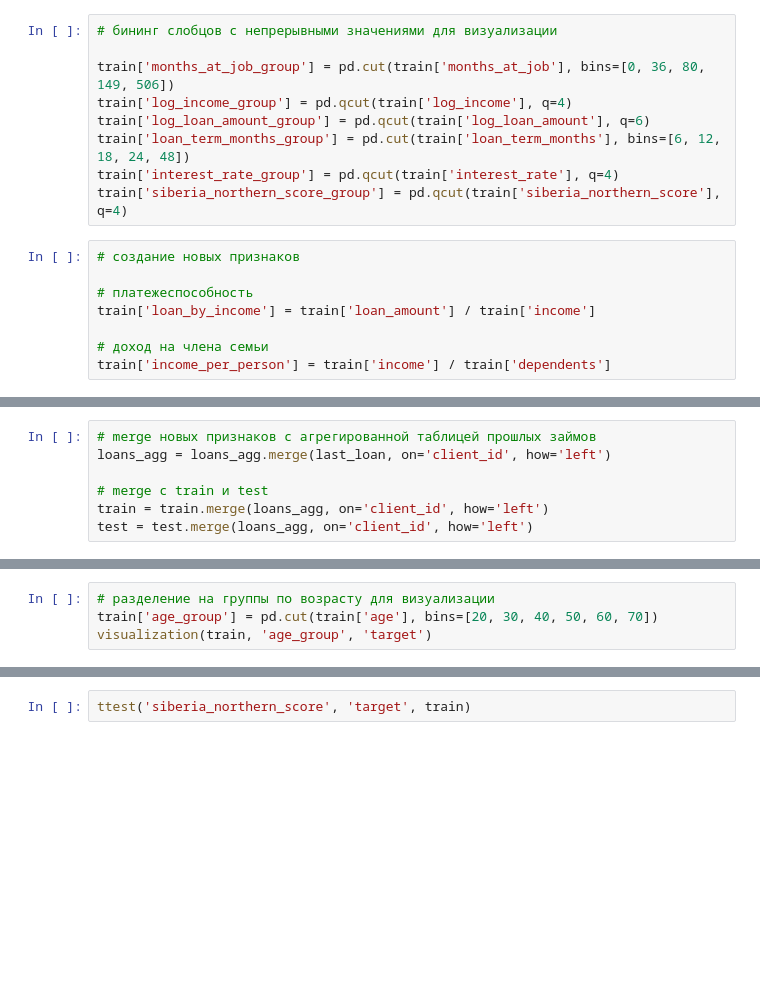
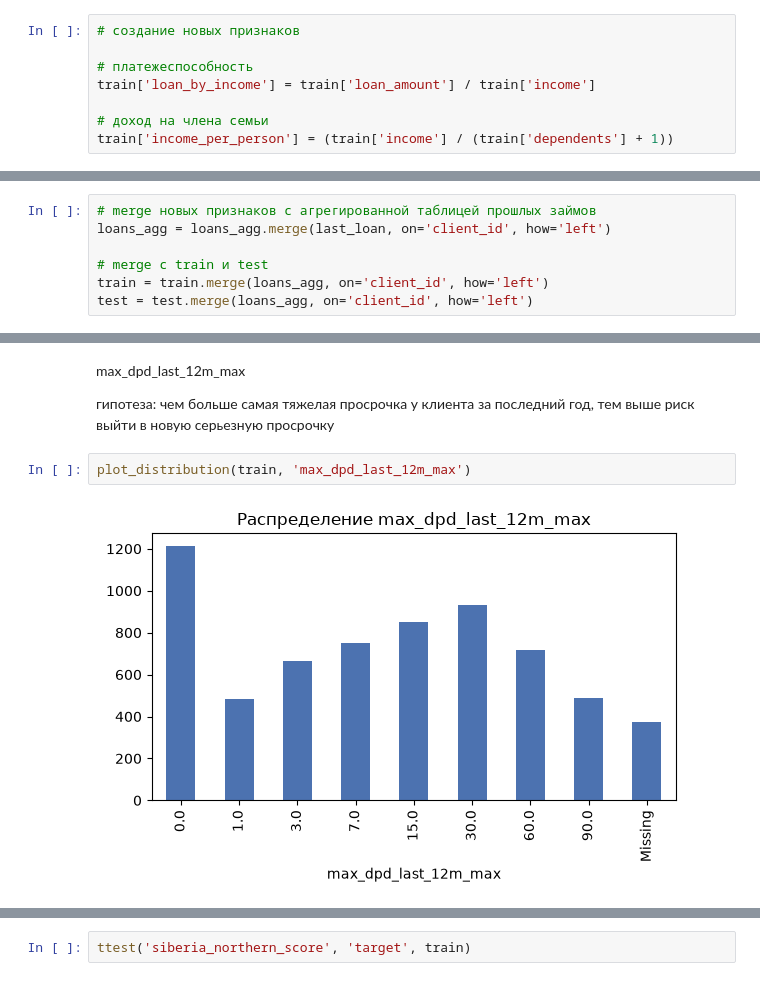
Before and after one commit to Polemarh/credit_scoring_ml, a Jupyter notebook: simple_baseline.ipynb, the cells around one changed output, grey strips where cells are left out. Saved outputs shown, nothing was run; the diff lists cells and outputs as text; blank space fills up the shorter version.

```diff
--- a/simple_baseline.ipynb
+++ b/simple_baseline.ipynb
@@ -182,15 +321,6 @@ test['log_loan_amount'] = np.log1p(test['loan_amount'])
 # %% [output]
 ассиметрия income: 1.809429878655907
 ассиметрия loan_amount: 2.0829455188681103
-# %%
-# бининг слобцов с непрерывными значениями для визуализации
-
-train['months_at_job_group'] = pd.cut(train['months_at_job'], bins=[0, 36, 80, 149, 506])
-train['log_income_group'] = pd.qcut(train['log_income'], q=4)
-train['log_loan_amount_group'] = pd.qcut(train['log_loan_amount'], q=6)
-train['loan_term_months_group'] = pd.cut(train['loan_term_months'], bins=[6, 12, 18, 24, 48])
-train['interest_rate_group'] = pd.qcut(train['interest_rate'], q=4)
-train['siberia_northern_score_group'] = pd.qcut(train['siberia_northern_score'], q=4)
 # %%
 # создание новых признаков
 
@@ -198,4 +328,4 @@ train['siberia_northern_score_group'] = pd.qcut(train['siberia_northern_score'],
 train['loan_by_income'] = train['loan_amount'] / train['income']
 
 # доход на члена семьи
-train['income_per_person'] = train['income'] / train['dependents']
+train['income_per_person'] = (train['income'] / (train['dependents'] + 1))
@@ -439,4 +554,0 @@ Name: proportion, dtype: float64
-# %%
-# разделение на группы по возрасту для визуализации
-train['age_group'] = pd.cut(train['age'], bins=[20, 30, 40, 50, 60, 70])
-visualization(train, 'age_group', 'target')
@@ -705,0 +680,8 @@ visualization(train, 'siberia_northern_score_group', 'target')
+# %% [markdown]
+max_dpd_last_12m_max
+
+гипотеза: чем больше самая тяжелая просрочка у клиента за последний год, тем выше риск выйти в новую серьезную просрочку
+# %%
+plot_distribution(train, 'max_dpd_last_12m_max')
+# %% [output]
+[figure, added]
```
Also changed, not shown: parts of 156 cells of this notebook.
